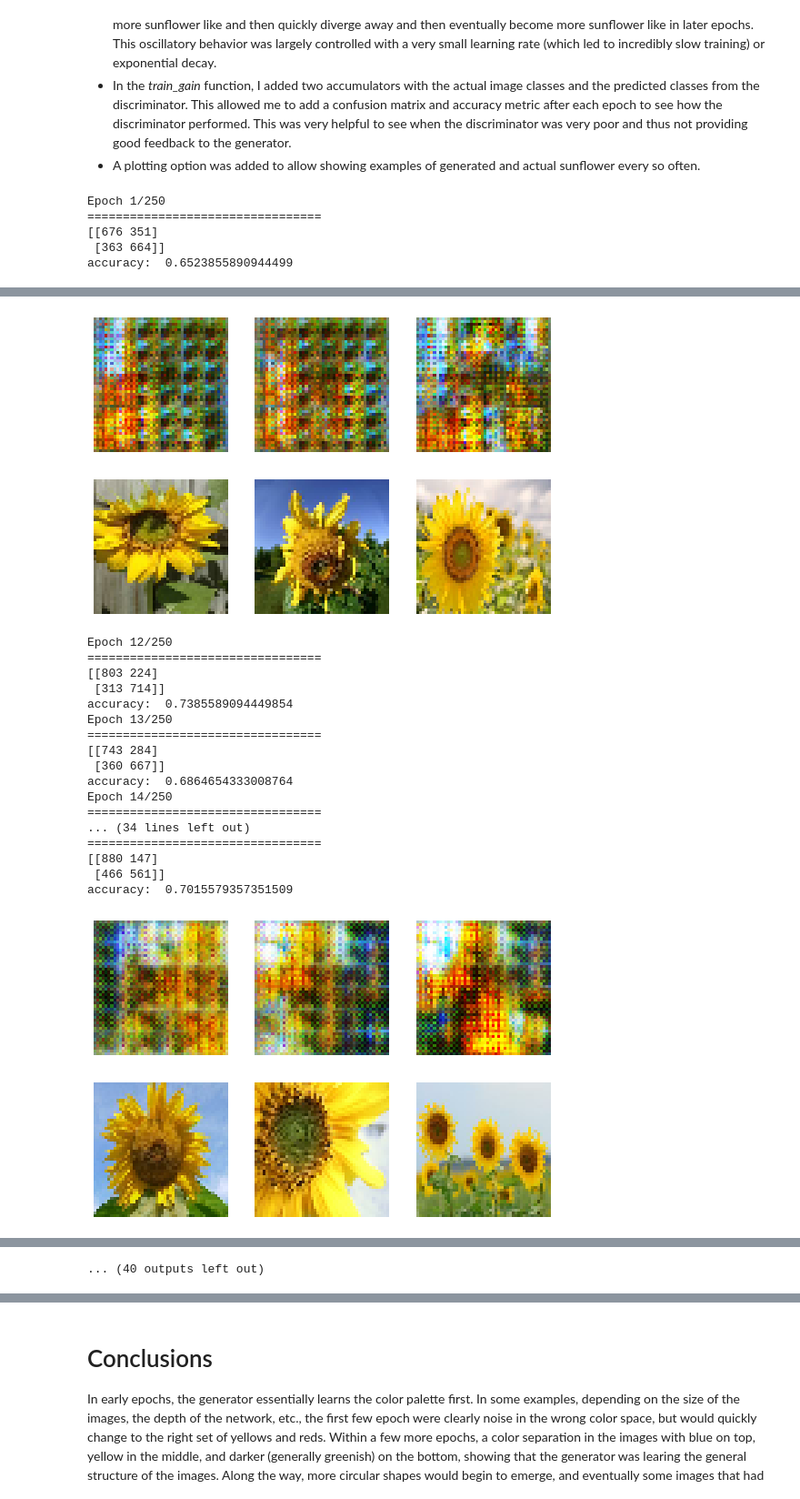
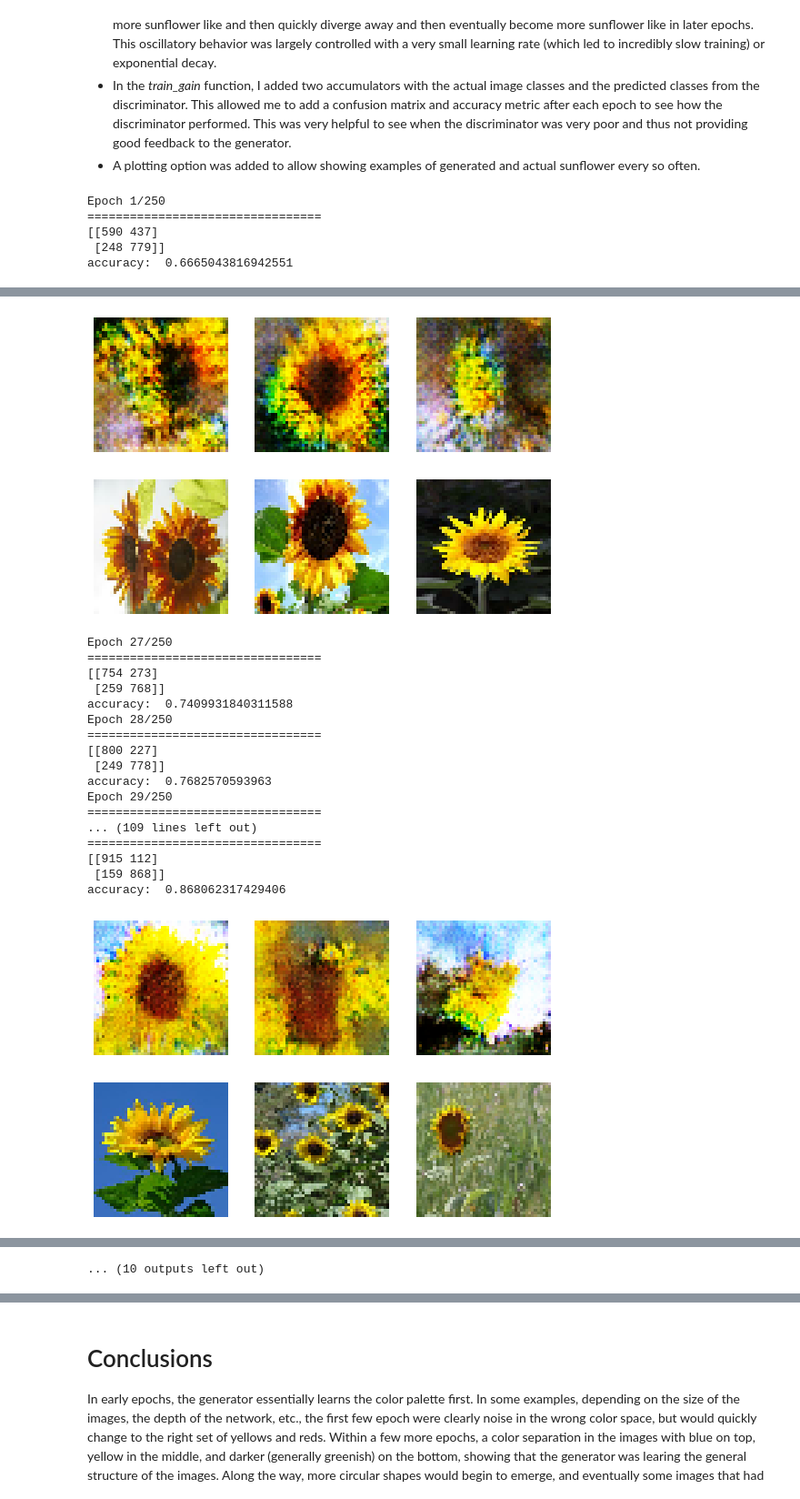
Before and after one commit to KirkDCO/HandsOnML_Exercises, a Jupyter notebook: Ch17_Q11.ipynb, the cells around one changed output, grey strips where cells are left out. Shown: that part at 91% size. Drawn from its saved outputs; the diff is of its cells as text; code cells hidden in the pictures.

Commit message:
Improved GAN - larger feature size; add randomness to generator; other tweaks.

```diff
--- a/Ch17_Q11.ipynb
+++ b/Ch17_Q11.ipynb
@@ -37,7 +39,8 @@ BATCH_SIZE = 32
 IMG_WIDTH  = 48
 IMG_HEIGHT = 48
 
-ENCODING_SIZE = 128
+KERNEL_SIZE = 4
+ENCODING_SIZE = 32
 # %%
 # create a training data generator
 training_generator = tf.keras.preprocessing.image_dataset_from_directory(
@@ -151,10 +150,10 @@ def plot_multiple_images(images, n_cols=None):
         plt.imshow(image, cmap="binary")
         plt.axis("off")
 
-def exponential_decay_fn(epoch):
-  return 0.01 * 0.1 ** (epoch / 50)
+def exponential_decay_fn(learning_rate, epoch):
+  return learning_rate * 0.1 ** (epoch / 50)
 
-def train_gan(gan, dataset, BATCH_SIZE, ENCODING_SIZE, n_epochs = 50, plot_frequency = 10):
+def train_gan(gan, dataset, BATCH_SIZE, ENCODING_SIZE, n_epochs = 50, plot_frequency = 10, learning_rate = 0.01):
     generator, discriminator = gan.layers
     for epoch in range(n_epochs):
         print("Epoch {}/{}".format(epoch + 1, n_epochs))
@@ -170,27 +169,30 @@ def train_gan(gan, dataset, BATCH_SIZE, ENCODING_SIZE, n_epochs = 50, plot_frequ
           generated_images = generator(noise)
           X_fake_and_real = tf.concat([generated_images, X_batch], axis=0)
           y1 = tf.constant([[0.]] * len(X_batch) + [[1.]] * len(X_batch))
+          y1 += 0.05 * tf.random.uniform(tf.shape(y1)) # add random noise to labels
           discriminator.trainable = True
-          K.set_value(discriminator.optimizer.learning_rate,
-                      exponential_decay_fn(epoch))
+          # K.set_value(discriminator.optimizer.learning_rate,
+          #             exponential_decay_fn(learning_rate, epoch))
           discriminator.train_on_batch(X_fake_and_real, y1)
 
           # capture the actual and predicted values for later
-          actuals.extend([ y.numpy()[0] for y in y1])
+          actuals.extend([y.numpy()[0] for y in y1])
           preds.extend([y[0] for y in discriminator.predict(X_fake_and_real).tolist()])
 
           # phase 2 - training the generator
           noise = tf.random.normal(shape=[len(X_batch), ENCODING_SIZE])
           y2 = tf.constant([[1.]] * len(X_batch))
           discriminator.trainable = False
-          K.set_value(gan.optimizer.learning_rate,
-                      exponential_decay_fn(epoch))
+          # K.set_value(gan.optimizer.learning_rate,
+          #             exponential_decay_fn(learning_rate, epoch))
           gan.train_on_batch(noise, y2)
 
         # print out a confusion matrix to see how the discriminator is doing
         print()
-        print(confusion_matrix(actuals, [1 if p > 0.5 else 0 for p in preds]))
-        print('accuracy: ', accuracy_score(actuals, [1 if p > 0.5 else 0 for p in preds]))
+        print(confusion_matrix([1 if a > 0.5 else 0 for a in actuals],
+                               [1 if p > 0.5 else 0 for p in preds]))
+        print('accuracy: ', accuracy_score([1 if a > 0.5 else 0 for a in actuals],
+                                           [1 if p > 0.5 else 0 for p in preds]))
 
         # only plot every 10 epochs
         if epoch % plot_frequency == 0:
@@ -202,16 +204,16 @@ def train_gan(gan, dataset, BATCH_SIZE, ENCODING_SIZE, n_epochs = 50, plot_frequ
 # %%
 # clear the session for a clean run
 keras.backend.clear_session()
-tf.random.set_seed(42)
+tf.random.set_seed(303)
 
-discriminator.compile(loss = 'binary_crossentropy', optimizer = keras.optimizers.Nadam())
+discriminator.compile(loss = 'binary_crossentropy', optimizer = keras.optimizers.RMSprop())
 discriminator.trainable = False
-gan.compile(loss = 'binary_crossentropy', optimizer = keras.optimizers.Nadam())
+gan.compile(loss = 'binary_crossentropy', optimizer = keras.optimizers.RMSprop())
 
-train_gan(gan, training_generator, BATCH_SIZE, ENCODING_SIZE, n_epochs = 250, plot_frequency = 10)
+train_gan(gan, training_generator, BATCH_SIZE, ENCODING_SIZE, n_epochs = 250, plot_frequency = 25)
 # %% [output]
 Epoch 1/250
 =================================
-[[676 351]
- [363 664]]
-accuracy:  0.6523855890944499
+[[590 437]
+ [248 779]]
+accuracy:  0.6665043816942551
@@ -236,19 +238,19 @@ accuracy:  0.6932814021421616
-[figure, old version]
+[figure, new version]
-Epoch 12/250
+Epoch 27/250
 =================================
-[[803 224]
- [313 714]]
-accuracy:  0.7385589094449854
-Epoch 13/250
+[[754 273]
+ [259 768]]
+accuracy:  0.7409931840311588
+Epoch 28/250
 =================================
-[[743 284]
- [360 667]]
-accuracy:  0.6864654333008764
-Epoch 14/250
+[[800 227]
+ [249 778]]
+accuracy:  0.7682570593963
+Epoch 29/250
 =================================
-... (34 lines left out)
+... (109 lines left out)
 =================================
-[[880 147]
- [466 561]]
-accuracy:  0.7015579357351509
+[[915 112]
+ [159 868]]
+accuracy:  0.868062317429406
-[figure, old version]
+[figure, new version]
@@ -309 +311 @@ accuracy:  0.7940603700097371
-... (40 outputs left out)
+... (10 outputs left out)
```
Also changed, not shown: parts of 4 cells of this notebook.
